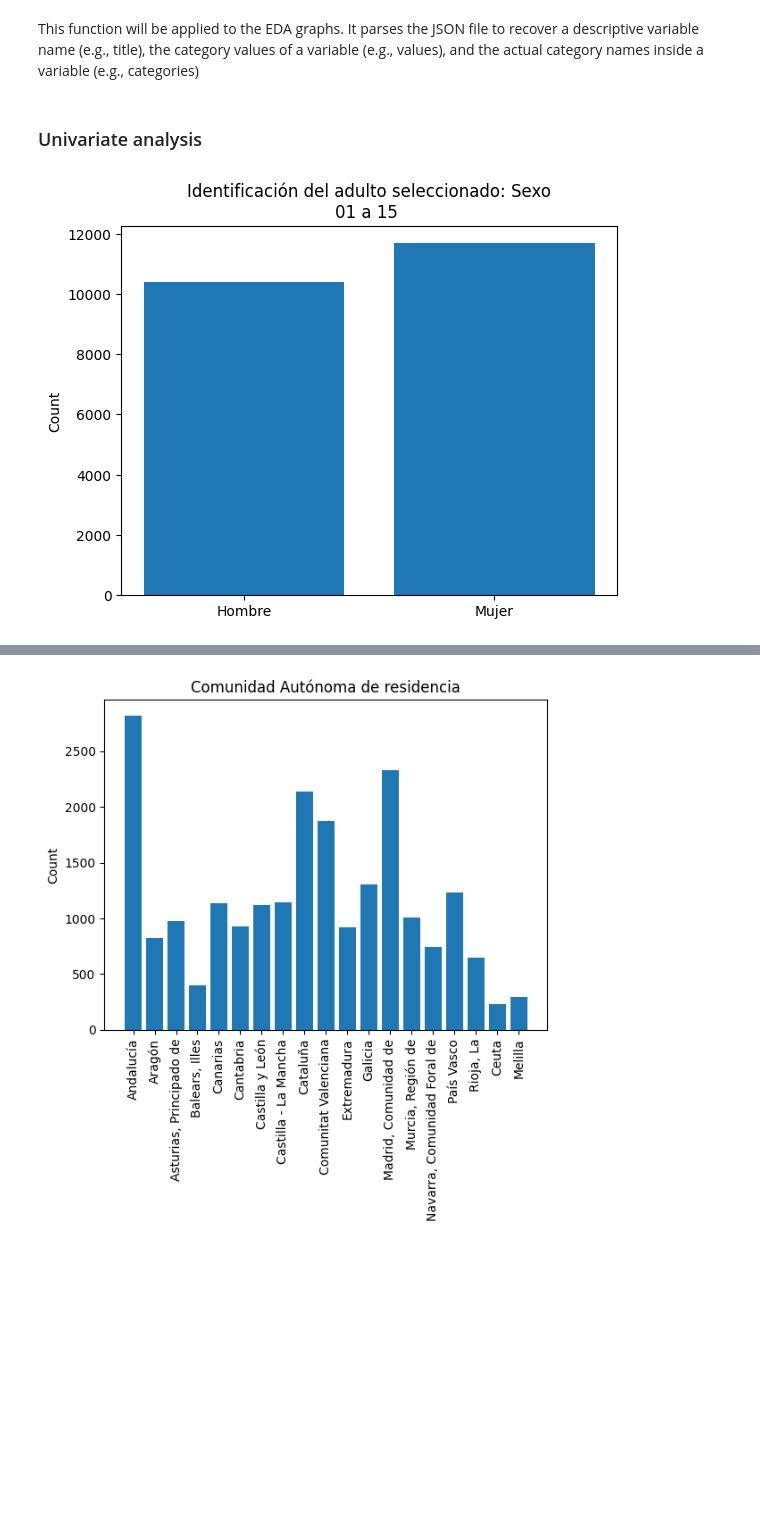
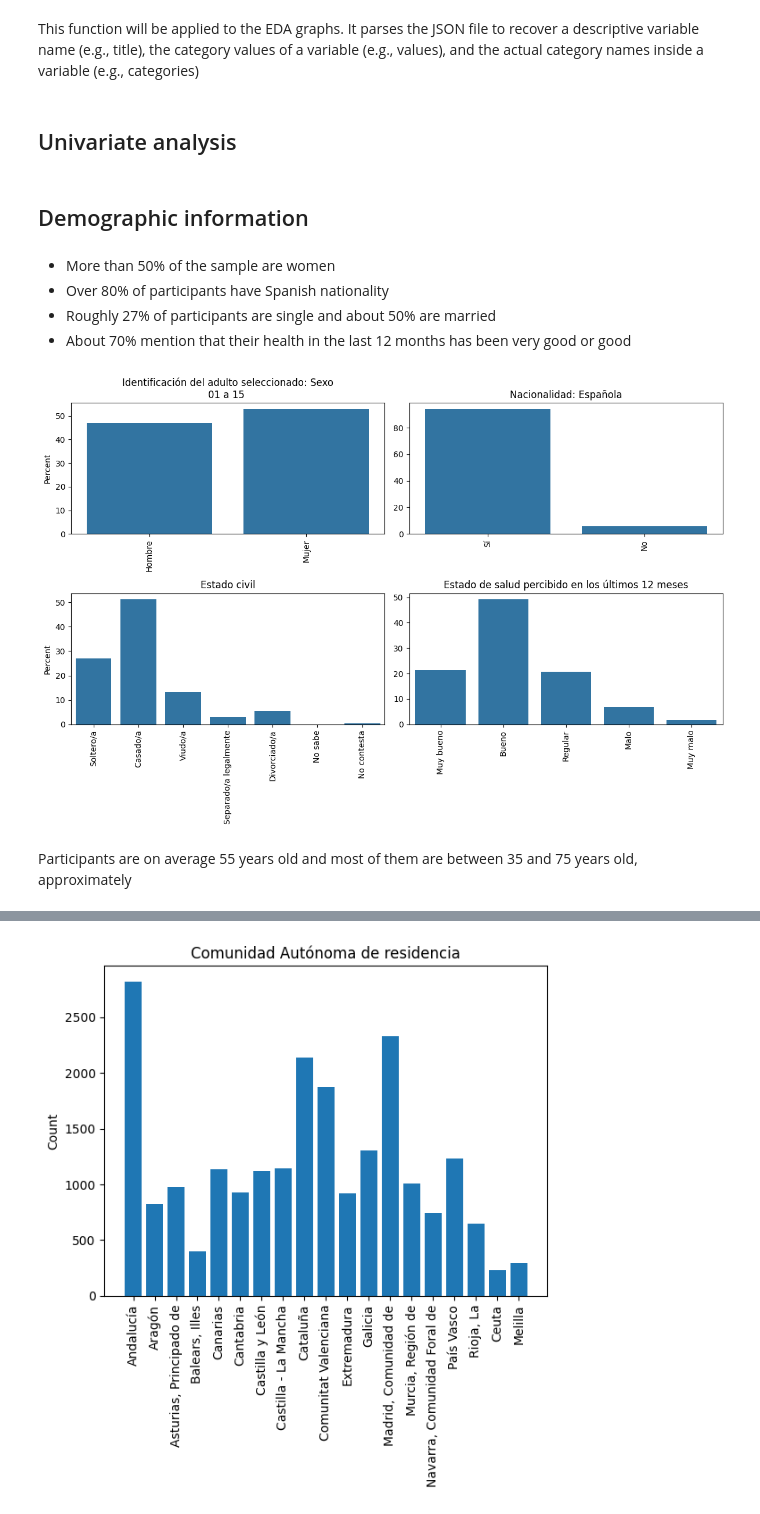
Before and after one commit to linama2593/mental_health_spain, a Jupyter notebook: src/exploratory_data_analysis_json.ipynb, the cells around one changed output, grey strips where cells are left out. Saved outputs shown, nothing was run; the diff lists cells and outputs as text; code cells hidden in the pictures; blank space fills up the shorter version.

```diff
--- a/src/exploratory_data_analysis_json.ipynb
+++ b/src/exploratory_data_analysis_json.ipynb
@@ -100,28 +89,41 @@ def parse_json(columna):
 
     return values, categories, title
 # %% [markdown]
-### Univariate analysis
+## Univariate analysis
-# %%
-var_x = 'SEXOa'
-
-# Obtén los valores únicos y sus recuentos
-counts = clean_df[var_x].value_counts()
-
-values, categories, title= parse_json(var_x)
-
-# Crea el gráfico de barras
-plt.bar(counts.index, counts.values)
-
-# Personaliza el gráfico
-plt.xlabel('')
-plt.ylabel('Count')
-plt.title(title)
-
-
-plt.xticks(values, categories)
-
-
-# Muestra el gráfico
-plt.show()
-# %% [output]
-[figure, removed]
+# %% [markdown]
+## Demographic information
+# %% [markdown]
+*   More than 50% of the sample are women
+*   Over 80% of participants have Spanish nationality
+*   Roughly 27% of participants are single and about 50% are married
+*   About 70% mention that their health in the last 12 months has been very good or good
+# %%
+vars=['SEXOa','E2_1a', 'E4b', 'G21']
+cols=2
+rows=((len(clean_df[vars].columns) - 1) // cols) + 1
+fig, axis = plt.subplots(rows, cols, figsize=(12, rows * 4))
+
+for col, ax in zip(clean_df[vars].columns , axis.flatten()):
+  values, categories, title= parse_json(col)
+  sns.countplot(data=clean_df, x=col, ax=ax, stat='percent')
+  ax.set_title(title)
+  ax.set_ylabel('')
+  ax.set_xlabel('')
+  ax.set_xticks(range(len(values)))
+  ax.set_xticklabels(categories,  rotation=90)  # adjust rotation and alignment if needed
+
+  # ax.set_xticks(values)
+  # ax.set_xticklabels(categories,  ha='center')  # adjust rotation and alignment if needed
+
+axis[0,0].set_ylabel('Percent')
+axis[1,0].set_ylabel('Percent')
+
+
+#removing empty subplots
+for i in range(len(clean_df[vars]), len(axis.flatten())):
+      fig.delaxes(axis.flatten()[i])
+
+plt.tight_layout()
+plt.show()
+# %% [output]
+[figure, added]
@@ -127,0 +166,2 @@ plt.show()
+# %% [markdown]
+Participants are on average 55 years old and most of them are between 35 and 75 years old, approximately
```
Also changed, not shown: parts of 28 cells of this notebook, 1 other file.
